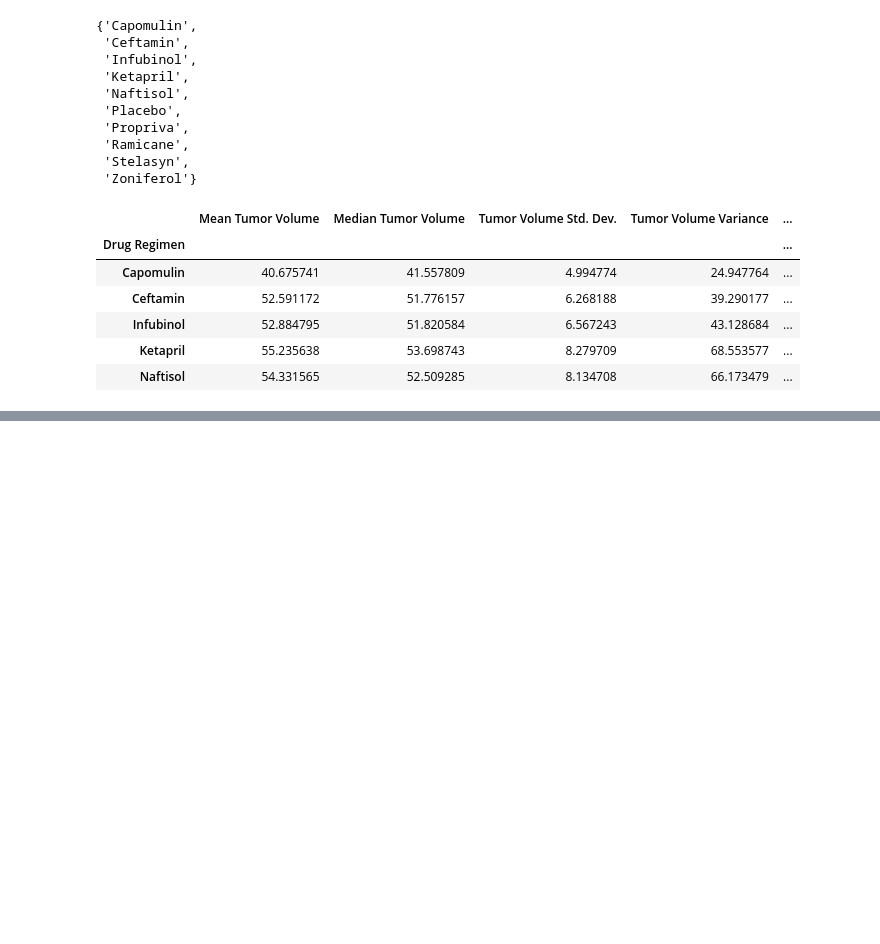
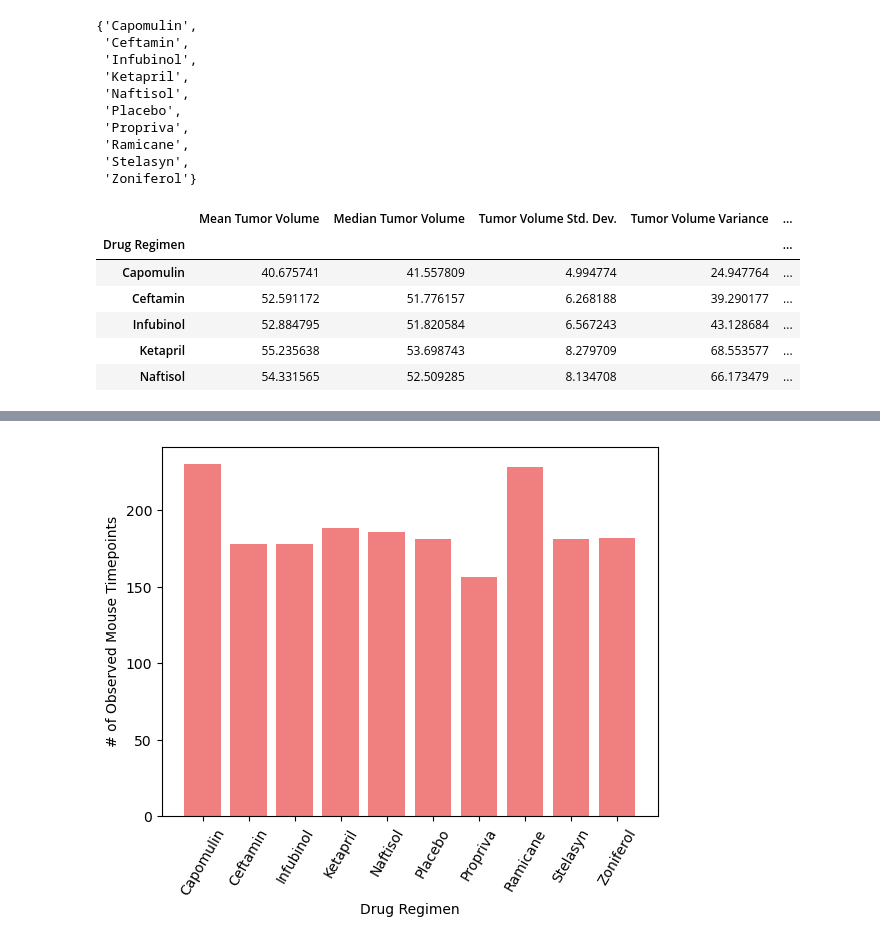
Before and after one commit to datakreese/visualization-challenge, a Jupyter notebook: pymaceuticals.ipynb, the cells around one changed output, grey strips where cells are left out. Cells and saved outputs as stored; diff of their text form; code cells hidden in the pictures; blank space fills up the shorter version.

```diff
--- a/pymaceuticals.ipynb
+++ b/pymaceuticals.ipynb
@@ -118,0 +134,14 @@ tumor_df.head()
+# %%
+# Generate a bar plot showing the total number of rows (Mouse ID/Timepoints) for each drug regimen using Matplotlib.
+# Set the columns
+x_column = 'Drug Regimen'
+y_column = 'Timepoint'
+
+# Create the bar plot using Matplotlib's pyplot
+plt.bar(grouped_df[x_column], grouped_df[y_column], color='lightcoral')
+plt.xlabel('Drug Regimen')
+plt.ylabel('# of Observed Mouse Timepoints')
+plt.xticks(rotation=60)
+plt.show()
+# %% [output]
+[figure, added]
```
Also changed, not shown: parts of 6 cells of this notebook.
